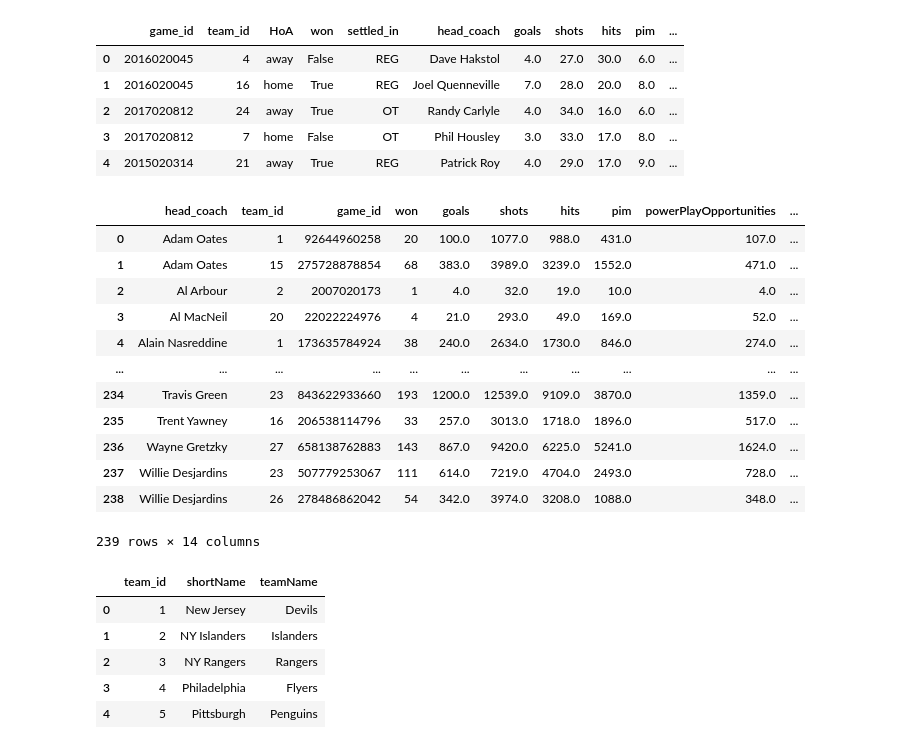
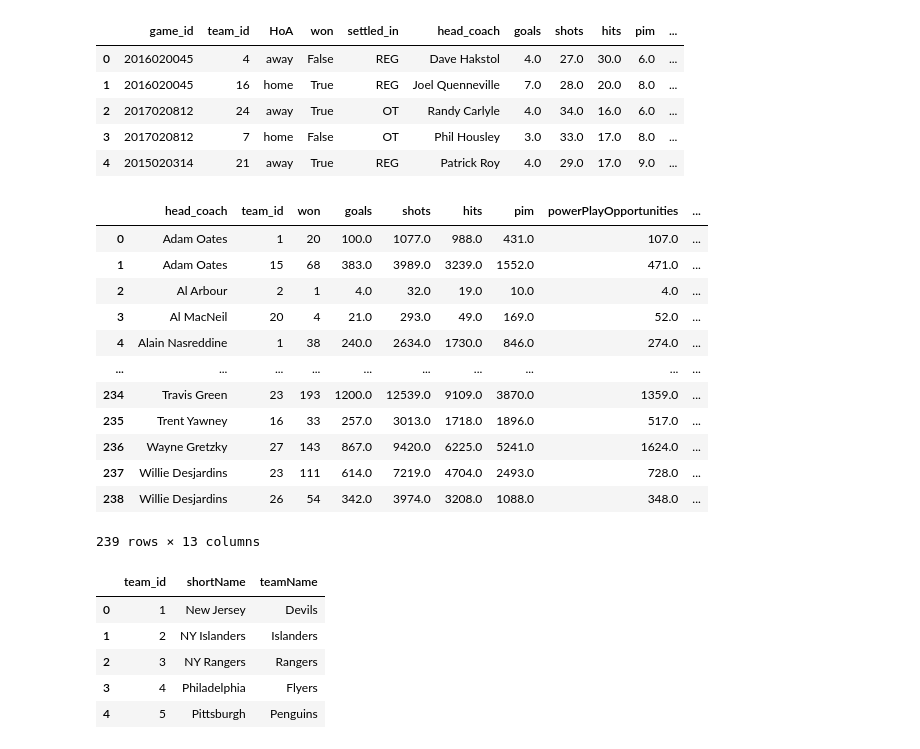
Before and after one commit to data301-2021-summer2/project-group39-project, a Jupyter notebook: analysis/Keatin/CoachesCleanUp.ipynb, the cells around one changed output. Drawn from its saved outputs; the diff is of its cells as text; code cells hidden in the pictures.

```diff
--- a/analysis/Keatin/CoachesCleanUp.ipynb
+++ b/analysis/Keatin/CoachesCleanUp.ipynb
@@ -28,22 +28,22 @@ game_team_stats.head()
 | 3 | 2017020812 | 7 | home | False | OT | Phil Housley | 3.0 | 33.0 | 17.0 | 8.0 | ... |
 | 4 | 2015020314 | 21 | away | True | REG | Patrick Roy | 4.0 | 29.0 | 17.0 | 9.0 | ... |
 # %%
-x = game_team_stats.groupby(['head_coach','team_id']).sum().reset_index()
+x = game_team_stats.groupby(['head_coach','team_id']).sum().reset_index().drop(['game_id'], axis = 'columns')
 x
 # %% [output]
-|  | head_coach | team_id | game_id | won | goals | shots | hits | pim | powerPlayOpportunities | ... |
-| 0 | Adam Oates | 1 | 92644960258 | 20 | 100.0 | 1077.0 | 988.0 | 431.0 | 107.0 | ... |
-| 1 | Adam Oates | 15 | 275728878854 | 68 | 383.0 | 3989.0 | 3239.0 | 1552.0 | 471.0 | ... |
-| 2 | Al Arbour | 2 | 2007020173 | 1 | 4.0 | 32.0 | 19.0 | 10.0 | 4.0 | ... |
-| 3 | Al MacNeil | 20 | 22022224976 | 4 | 21.0 | 293.0 | 49.0 | 169.0 | 52.0 | ... |
-| 4 | Alain Nasreddine | 1 | 173635784924 | 38 | 240.0 | 2634.0 | 1730.0 | 846.0 | 274.0 | ... |
-| ... | ... | ... | ... | ... | ... | ... | ... | ... | ... | ... |
-| 234 | Travis Green | 23 | 843622933660 | 193 | 1200.0 | 12539.0 | 9109.0 | 3870.0 | 1359.0 | ... |
-| 235 | Trent Yawney | 16 | 206538114796 | 33 | 257.0 | 3013.0 | 1718.0 | 1896.0 | 517.0 | ... |
-| 236 | Wayne Gretzky | 27 | 658138762883 | 143 | 867.0 | 9420.0 | 6225.0 | 5241.0 | 1624.0 | ... |
-| 237 | Willie Desjardins | 23 | 507779253067 | 111 | 614.0 | 7219.0 | 4704.0 | 2493.0 | 728.0 | ... |
-| 238 | Willie Desjardins | 26 | 278486862042 | 54 | 342.0 | 3974.0 | 3208.0 | 1088.0 | 348.0 | ... |
+|  | head_coach | team_id | won | goals | shots | hits | pim | powerPlayOpportunities | ... |
+| 0 | Adam Oates | 1 | 20 | 100.0 | 1077.0 | 988.0 | 431.0 | 107.0 | ... |
+| 1 | Adam Oates | 15 | 68 | 383.0 | 3989.0 | 3239.0 | 1552.0 | 471.0 | ... |
+| 2 | Al Arbour | 2 | 1 | 4.0 | 32.0 | 19.0 | 10.0 | 4.0 | ... |
+| 3 | Al MacNeil | 20 | 4 | 21.0 | 293.0 | 49.0 | 169.0 | 52.0 | ... |
+| 4 | Alain Nasreddine | 1 | 38 | 240.0 | 2634.0 | 1730.0 | 846.0 | 274.0 | ... |
+| ... | ... | ... | ... | ... | ... | ... | ... | ... | ... |
+| 234 | Travis Green | 23 | 193 | 1200.0 | 12539.0 | 9109.0 | 3870.0 | 1359.0 | ... |
+| 235 | Trent Yawney | 16 | 33 | 257.0 | 3013.0 | 1718.0 | 1896.0 | 517.0 | ... |
+| 236 | Wayne Gretzky | 27 | 143 | 867.0 | 9420.0 | 6225.0 | 5241.0 | 1624.0 | ... |
+| 237 | Willie Desjardins | 23 | 111 | 614.0 | 7219.0 | 4704.0 | 2493.0 | 728.0 | ... |
+| 238 | Willie Desjardins | 26 | 54 | 342.0 | 3974.0 | 3208.0 | 1088.0 | 348.0 | ... |
-239 rows × 14 columns
+239 rows × 13 columns
 # %%
 Reduced_Team_Inf = team_info.drop(['franchiseId','abbreviation','link'],axis='columns')
 y = Reduced_Team_Inf.sort_values(by='team_id',ascending=True).reset_index(drop=True)
```
Also changed, not shown: parts of 6 cells of this notebook, 5 other files.
